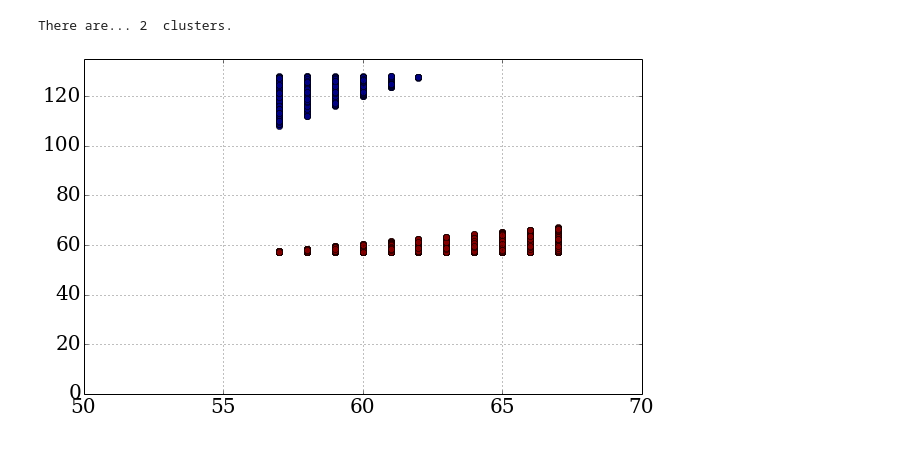
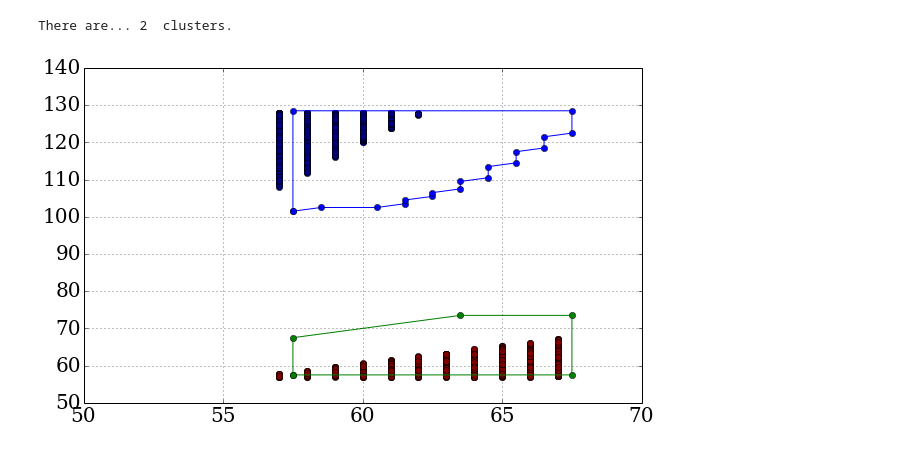
Before and after one commit to NevisUB/LArOpenCV, a Jupyter notebook: mac/unit/fake_pi0_cluster.ipynb, the cells around one changed output. Cells and saved outputs as stored; diff of their text form; code cells hidden in the pictures.

Commit message:
add ability to store contours in root file

```diff
--- a/mac/unit/fake_pi0_cluster.ipynb
+++ b/mac/unit/fake_pi0_cluster.ipynb
@@ -22,6 +22,9 @@ event_ass      = sm.get_data(ll.data.kAssociation,"ImageClusterHit")
 
 #wipe ass
 cluster_to_hit_ass = event_ass.association(event_clusters.id(),event_hits.id())
+
+#get contour data
+event_user = sm.get_data(ll.data.kUserInfo,"ImageClusterHit")
 # %%
 #graphics
 import numpy as np
@@ -46,15 +49,27 @@ There are... 2  clusters.
 # %%
 #Show the ImageClusters
 hsv = plt.get_cmap('jet')
 lors = hsv(np.linspace(0, 1.0, cluster_to_hit_ass.size()))
 
 fig,ax=plt.subplots(figsize=(10,6))
 for ix,cluster in enumerate(cluster_to_hit_ass):
     hslice = hxy[np.array(cluster)]
     plt.plot(hslice[:,0],hslice[:,1],'o',color=lors[ix])
 plt.grid()
+
+
+for c in xrange(event_user.size()):
+    xx=np.array(event_user[c].get_darray('x'))
+    yy=np.array(event_user[c].get_darray('y'))
+
+    xx=np.append(xx,xx[0])
+    yy=np.append(yy,yy[0])
+
+    plt.plot(yy,xx,'o-')
+
 ax.set_xlim(50,70)
-ax.set_ylim(0,135)
+ax.set_ylim(50,140)
+
 plt.show()
 # %% [output]
-[figure, old version]
+[figure, new version]
```
Also changed, not shown: 10 other files.
